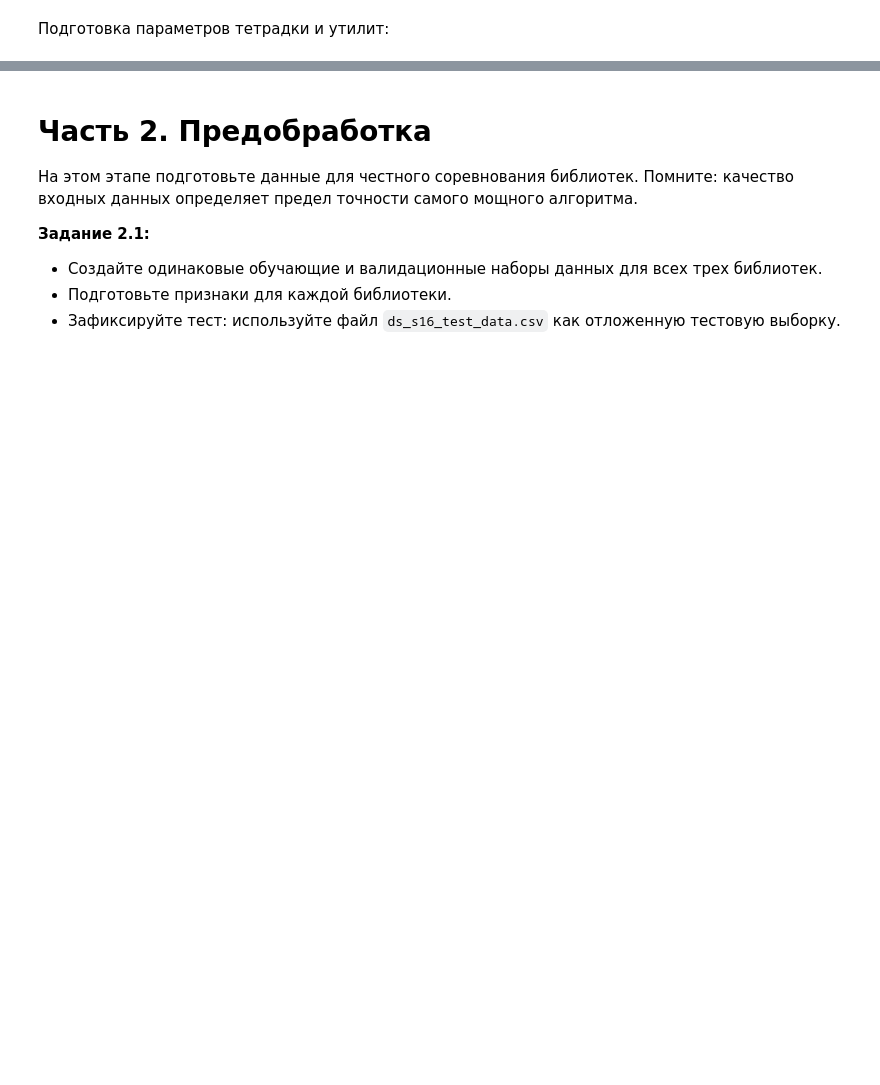
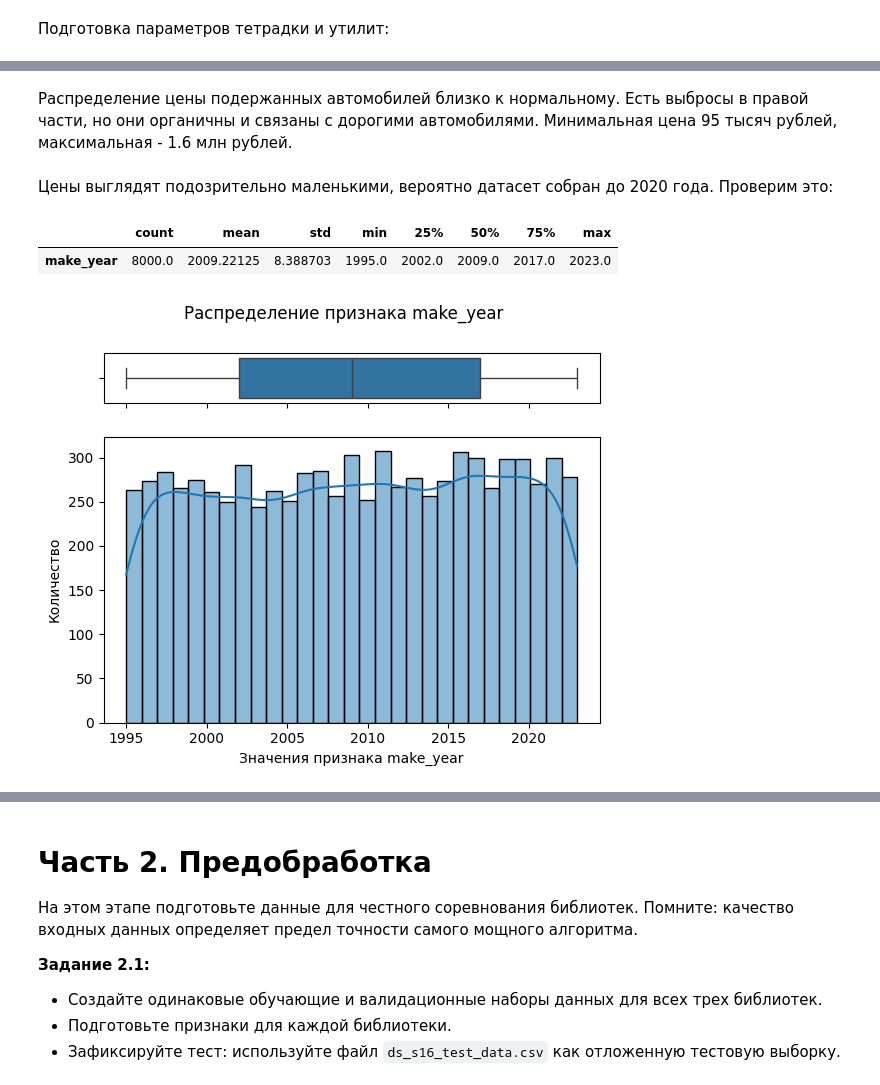
Before and after one commit to nikolai/practucum-wehicle-price-prediction, a Jupyter notebook: car_price_prediction.ipynb, the cells around one changed output, grey strips where cells are left out. Drawn from its saved outputs; the diff is of its cells as text; code cells hidden in the pictures; blank space fills up the shorter version.

```diff
--- a/car_price_prediction.ipynb
+++ b/car_price_prediction.ipynb
@@ -692,0 +866,10 @@ class GridSearchHelper:
+# %% [markdown]
+Распределение цены подержанных автомобилей близко к нормальному. Есть выбросы в правой части, но они органичны и связаны с дорогими автомобилями. Минимальная цена 95 тысяч рублей, максимальная - 1.6 млн рублей.
+# %% [markdown]
+Цены выглядят подозрительно маленькими, вероятно датасет собран до 2020 года. Проверим это:
+# %%
+eda_helper.box_hist(df_train, 'make_year', bins=29, stat='count')
+# %% [output]
+|  | count | mean | std | min | 25% | 50% | 75% | max |
+| make_year | 8000.0 | 2009.22125 | 8.388703 | 1995.0 | 2002.0 | 2009.0 | 2017.0 | 2023.0 |
+[figure, added]
```
Also changed, not shown: parts of 51 cells of this notebook.
